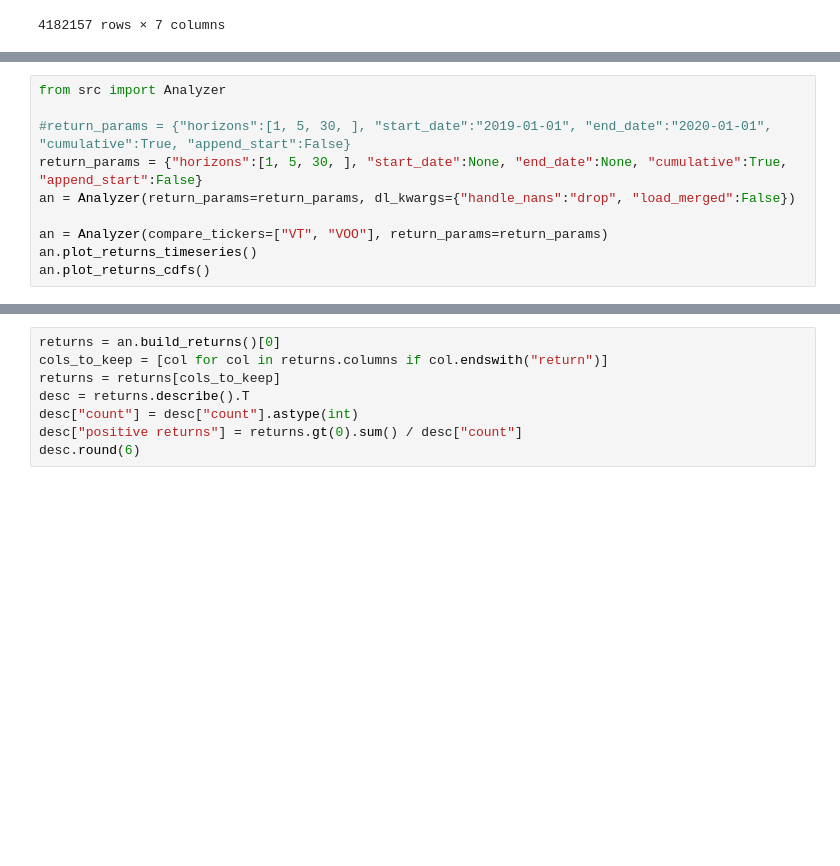
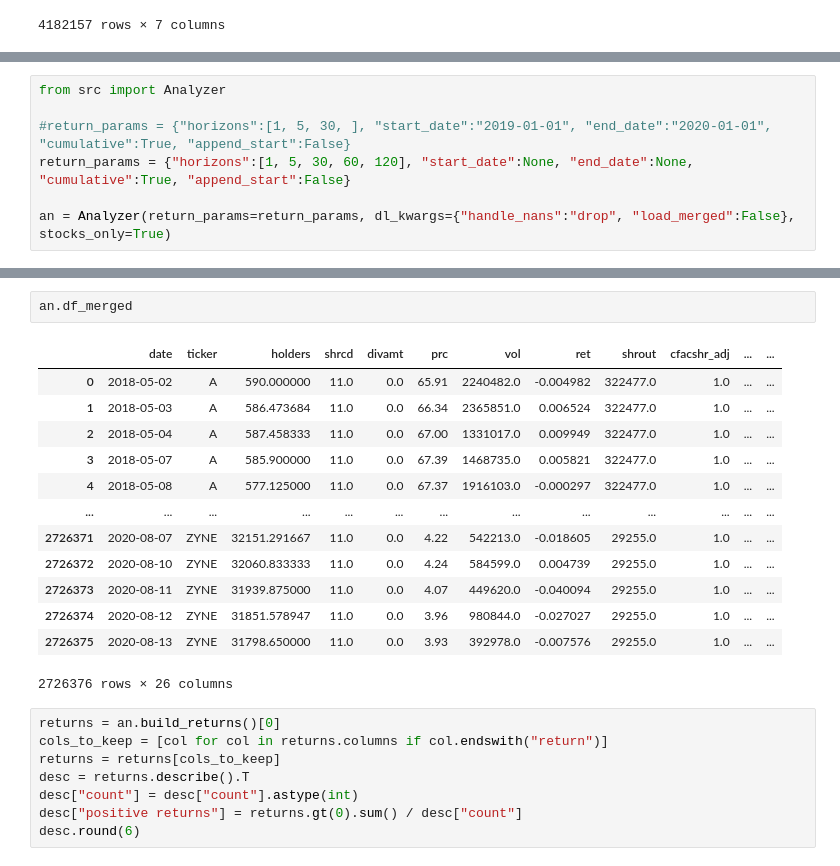
Before and after one commit to FedericoCortesi/Robinhood_data, a Jupyter notebook: notebooks/paper_measures.ipynb, the cells around one changed output, grey strips where cells are left out. Drawn from its saved outputs; the diff is of its cells as text; blank space fills up the shorter version.

Commit message:
modified classes to handle dividends

```diff
--- a/notebooks/paper_measures.ipynb
+++ b/notebooks/paper_measures.ipynb
@@ -356,10 +312,7 @@ df_crsp_new
 from src import Analyzer
 
 #return_params = {"horizons":[1, 5, 30, ], "start_date":"2019-01-01", "end_date":"2020-01-01", "cumulative":True, "append_start":False}
-return_params = {"horizons":[1, 5, 30, ], "start_date":None, "end_date":None, "cumulative":True, "append_start":False}
-an = Analyzer(return_params=return_params, dl_kwargs={"handle_nans":"drop", "load_merged":False})
+return_params = {"horizons":[1, 5, 30, 60, 120], "start_date":None, "end_date":None, "cumulative":True, "append_start":False}
 
-an = Analyzer(compare_tickers=["VT", "VOO"], return_params=return_params)
-an.plot_returns_timeseries()
-an.plot_returns_cdfs()
+an = Analyzer(return_params=return_params, dl_kwargs={"handle_nans":"drop", "load_merged":False}, stocks_only=True)
 # %% [output]
@@ -377,3 +337,19 @@ an.plot_returns_cdfs()
+# %%
+an.df_merged
+# %% [output]
+|  | date | ticker | holders | shrcd | divamt | prc | vol | ret | shrout | cfacshr_adj | ... | ... |
+| 0 | 2018-05-02 | A | 590.000000 | 11.0 | 0.0 | 65.91 | 2240482.0 | -0.004982 | 322477.0 | 1.0 | ... | ... |
+| 1 | 2018-05-03 | A | 586.473684 | 11.0 | 0.0 | 66.34 | 2365851.0 | 0.006524 | 322477.0 | 1.0 | ... | ... |
+| 2 | 2018-05-04 | A | 587.458333 | 11.0 | 0.0 | 67.00 | 1331017.0 | 0.009949 | 322477.0 | 1.0 | ... | ... |
+| 3 | 2018-05-07 | A | 585.900000 | 11.0 | 0.0 | 67.39 | 1468735.0 | 0.005821 | 322477.0 | 1.0 | ... | ... |
+| 4 | 2018-05-08 | A | 577.125000 | 11.0 | 0.0 | 67.37 | 1916103.0 | -0.000297 | 322477.0 | 1.0 | ... | ... |
+| ... | ... | ... | ... | ... | ... | ... | ... | ... | ... | ... | ... | ... |
+| 2726371 | 2020-08-07 | ZYNE | 32151.291667 | 11.0 | 0.0 | 4.22 | 542213.0 | -0.018605 | 29255.0 | 1.0 | ... | ... |
+| 2726372 | 2020-08-10 | ZYNE | 32060.833333 | 11.0 | 0.0 | 4.24 | 584599.0 | 0.004739 | 29255.0 | 1.0 | ... | ... |
+| 2726373 | 2020-08-11 | ZYNE | 31939.875000 | 11.0 | 0.0 | 4.07 | 449620.0 | -0.040094 | 29255.0 | 1.0 | ... | ... |
+| 2726374 | 2020-08-12 | ZYNE | 31851.578947 | 11.0 | 0.0 | 3.96 | 980844.0 | -0.027027 | 29255.0 | 1.0 | ... | ... |
+| 2726375 | 2020-08-13 | ZYNE | 31798.650000 | 11.0 | 0.0 | 3.93 | 392978.0 | -0.007576 | 29255.0 | 1.0 | ... | ... |
+2726376 rows × 26 columns
 # %%
 returns = an.build_returns()[0]
 cols_to_keep = [col for col in returns.columns if col.endswith("return")]
```
Also changed, not shown: parts of 17 cells of this notebook, 3 other files.
